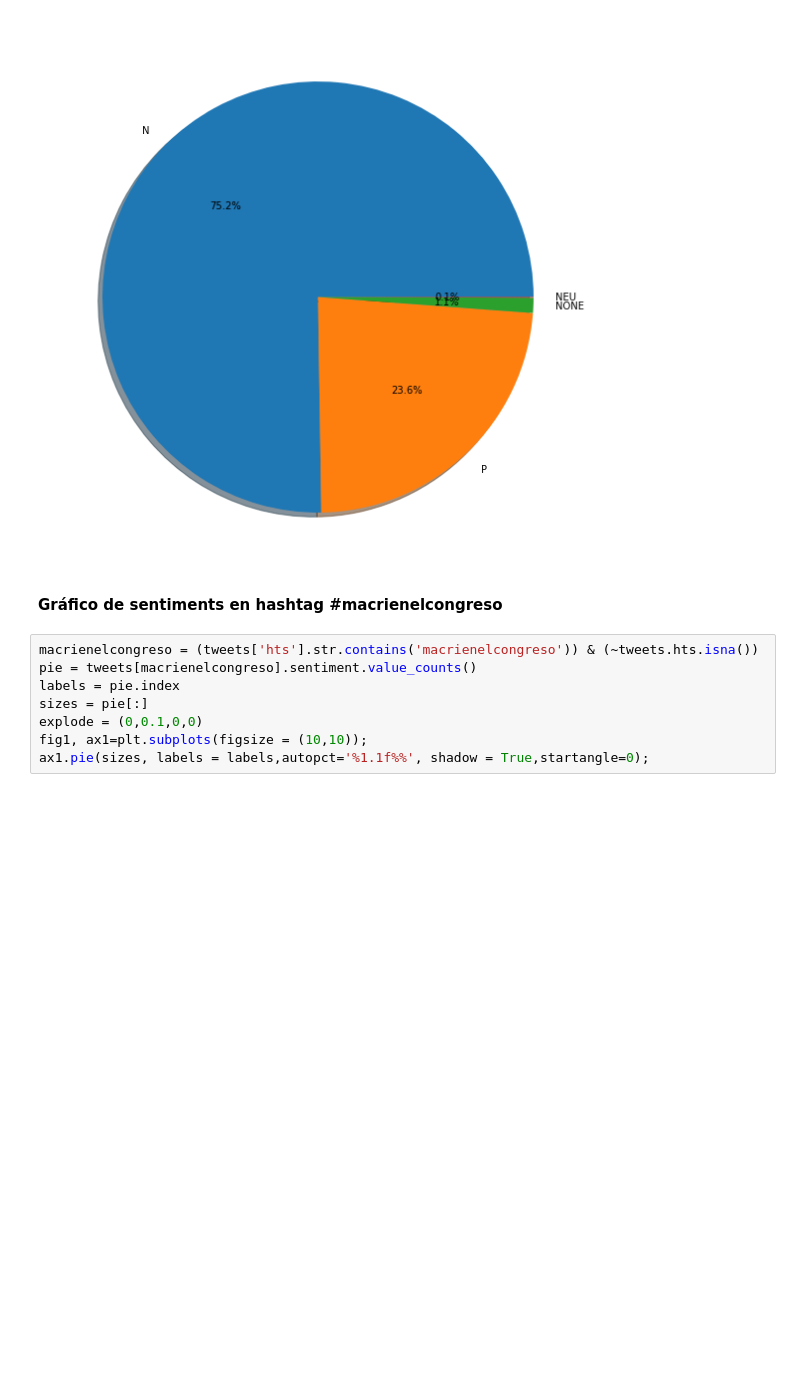
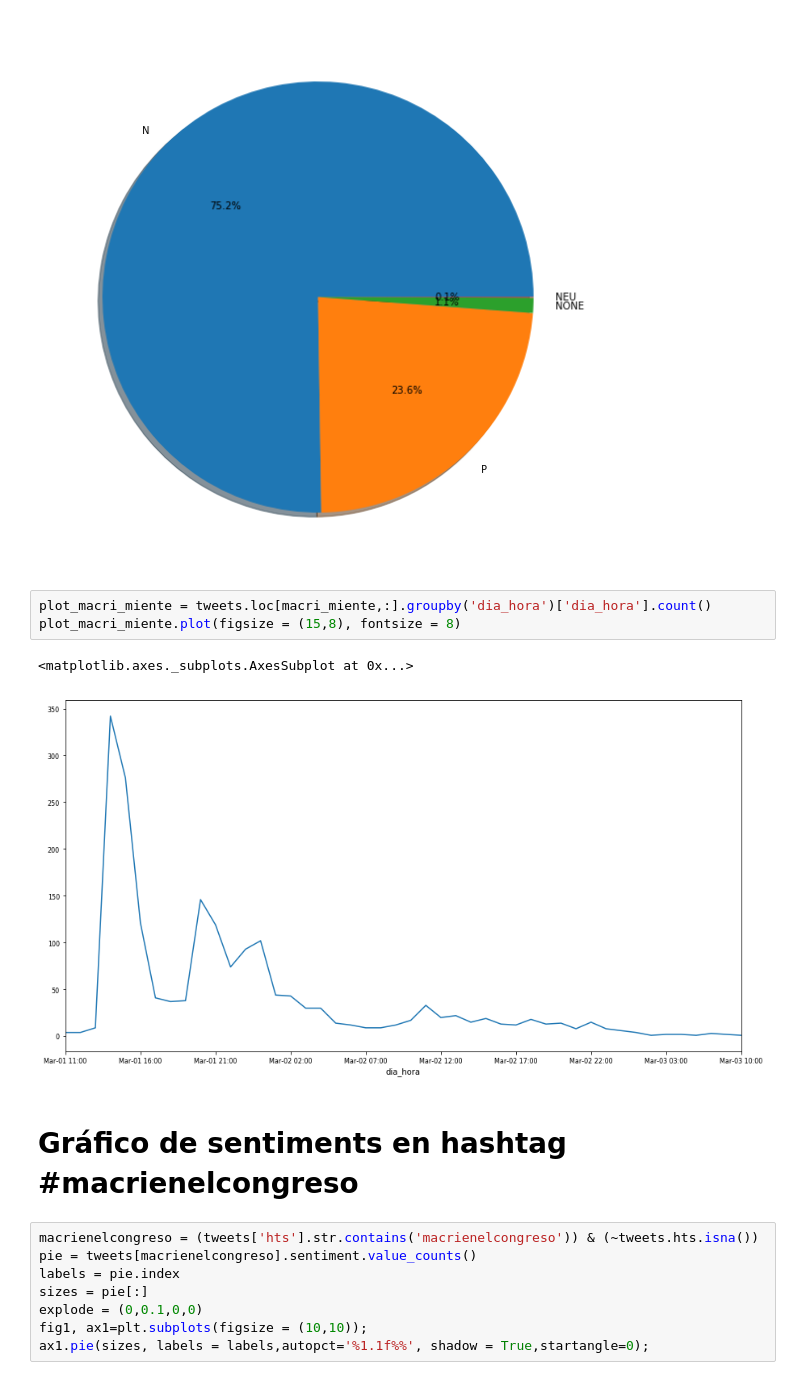
Before and after one commit to causapablo/Tweeter-, a Jupyter notebook: 1.0-analisis-tweets-modified.ipynb, the cells around one changed output. Cells and saved outputs as stored; diff of their text form; blank space fills up the shorter version.

```diff
--- a/1.0-analisis-tweets-modified.ipynb
+++ b/1.0-analisis-tweets-modified.ipynb
@@ -381,8 +398,14 @@ fig1, ax1=plt.subplots(figsize = (10,10));
 ax1.pie(sizes, labels = labels,autopct='%1.1f%%', shadow = True,startangle=0);
 # %% [output]
 [figure]
+# %%
+plot_macri_miente = tweets.loc[macri_miente,:].groupby('dia_hora')['dia_hora'].count()
+plot_macri_miente.plot(figsize = (15,8), fontsize = 8)
+# %% [output]
+<matplotlib.axes._subplots.AxesSubplot at 0x...>
+[figure, added]
 # %% [markdown]
-**Gráfico de sentiments en hashtag #macrienelcongreso**
+# Gráfico de sentiments en hashtag #macrienelcongreso
 # %%
 macrienelcongreso = (tweets['hts'].str.contains('macrienelcongreso')) & (~tweets.hts.isna())
 pie = tweets[macrienelcongreso].sentiment.value_counts()
```
Also changed, not shown: parts of 13 cells of this notebook.
